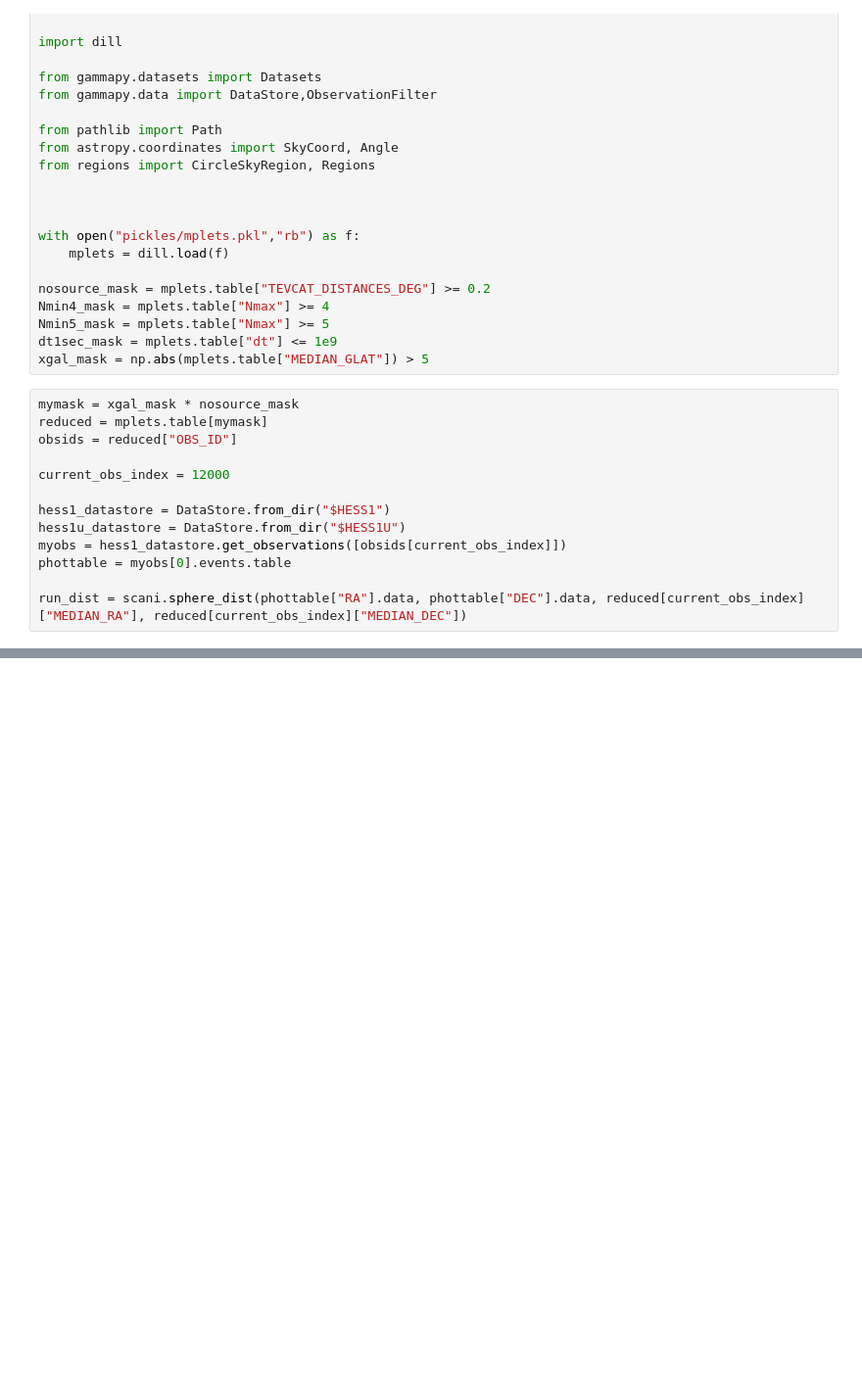
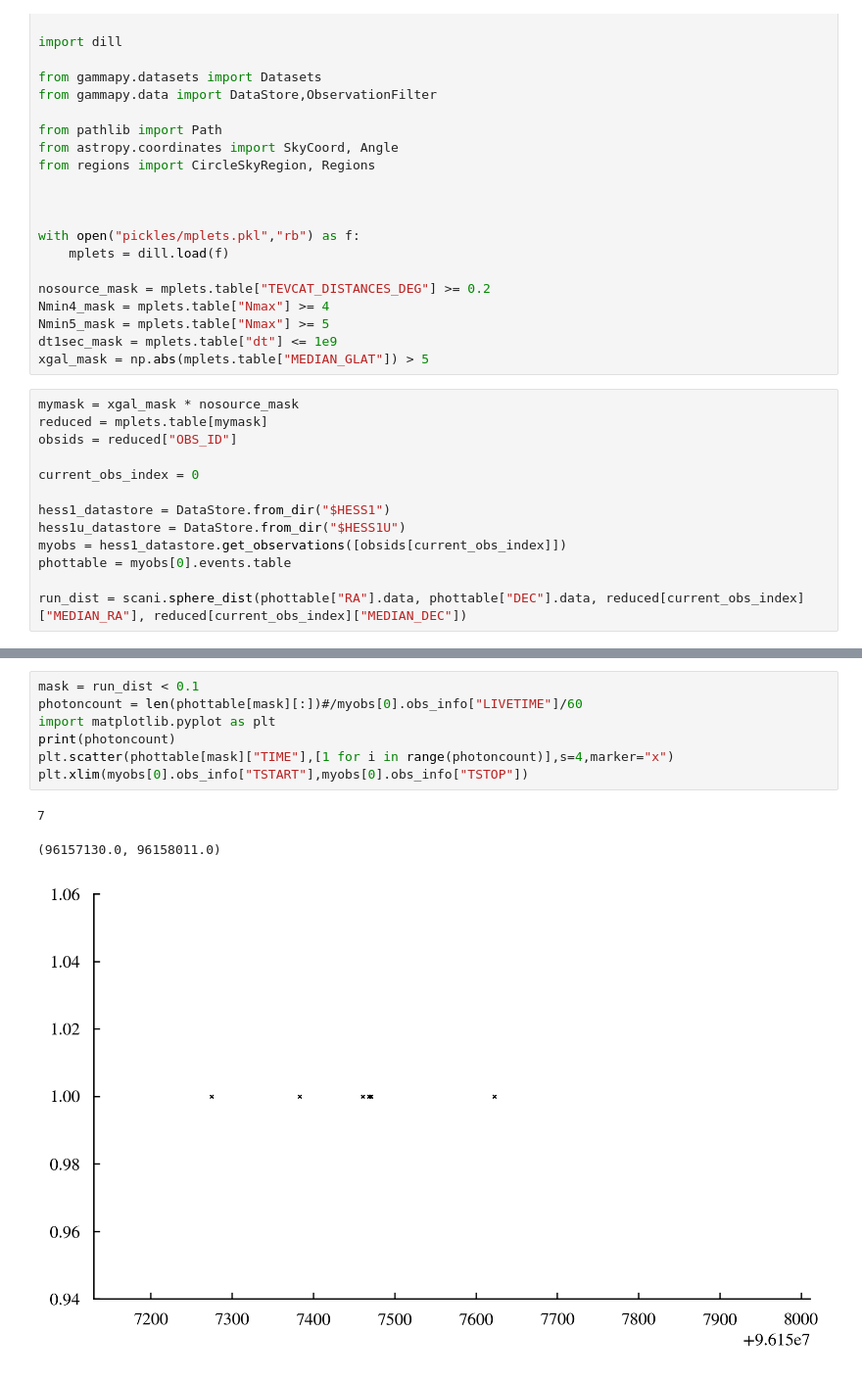
Before and after one commit to annanayjaitly/gamma_transients, a Jupyter notebook: testing/passthrough1.ipynb, the cells around one changed output, grey strips where cells are left out. Shown at 98% size. Saved outputs shown, nothing was run; the diff lists cells and outputs as text; blank space fills up the shorter version.

```diff
--- a/testing/passthrough1.ipynb
+++ b/testing/passthrough1.ipynb
@@ -35,7 +35,7 @@ mymask = xgal_mask * nosource_mask
 reduced = mplets.table[mymask]
 obsids = reduced["OBS_ID"]
 
-current_obs_index = 12000
+current_obs_index = 0
 
 hess1_datastore = DataStore.from_dir("$HESS1")
 hess1u_datastore = DataStore.from_dir("$HESS1U")
@@ -72,0 +93,11 @@ myobs[0].obs_info["LIVETIME"]/60
+# %%
+mask = run_dist < 0.1
+photoncount = len(phottable[mask][:])#/myobs[0].obs_info["LIVETIME"]/60
+import matplotlib.pyplot as plt
+print(photoncount)
+plt.scatter(phottable[mask]["TIME"],[1 for i in range(photoncount)],s=4,marker="x")
+plt.xlim(myobs[0].obs_info["TSTART"],myobs[0].obs_info["TSTOP"])
+# %% [output]
+7
+(96157130.0, 96158011.0)
+[figure, added]
```
Also changed, not shown: parts of 14 cells of this notebook, 3 other files.
